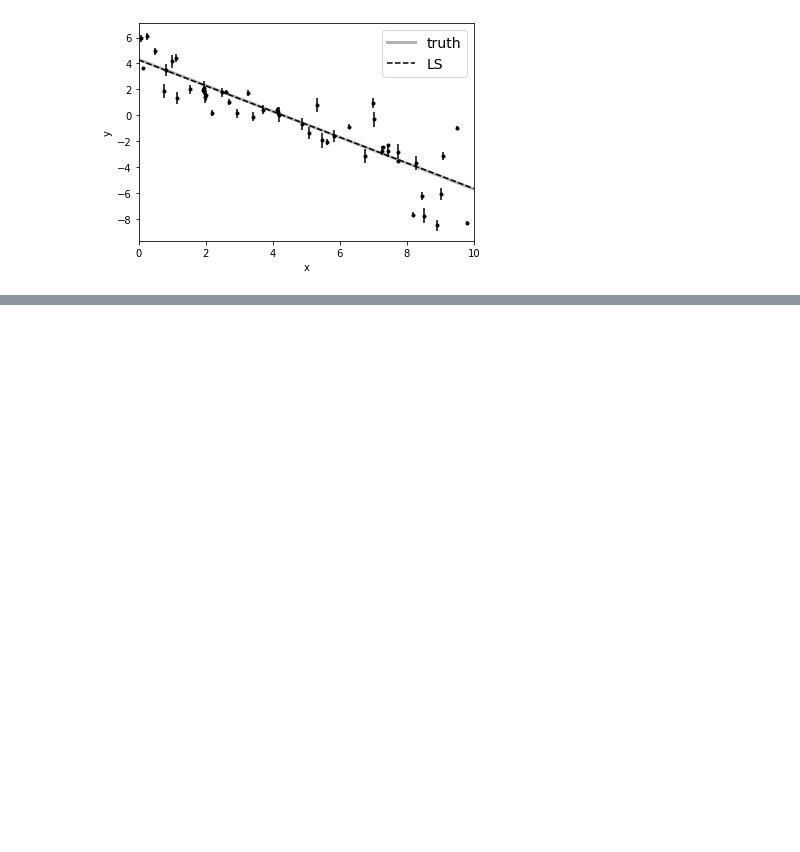
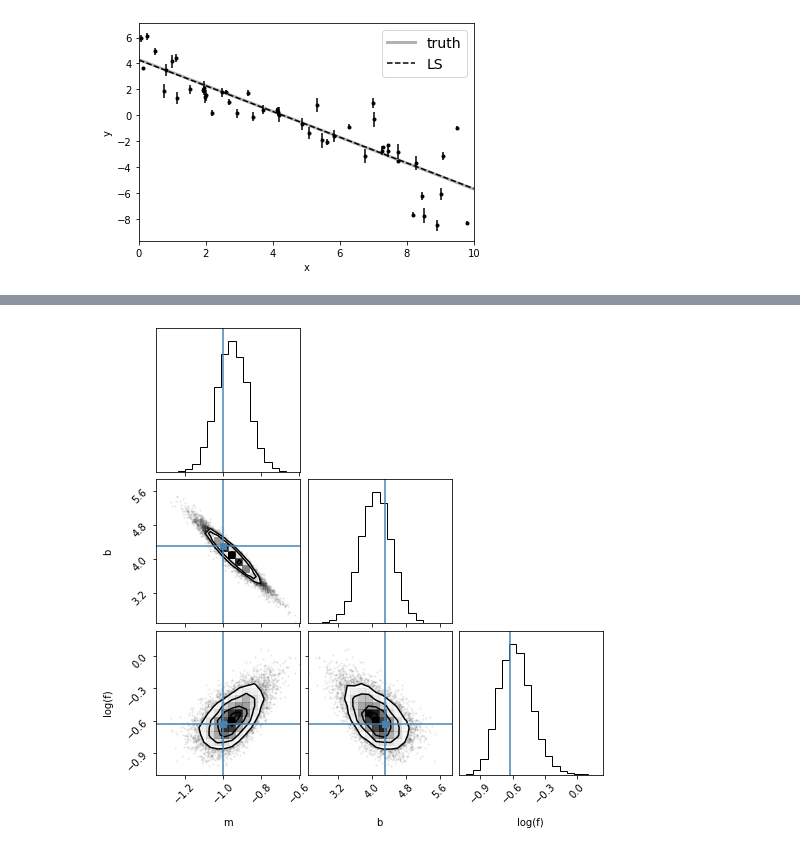
Before and after one commit to villano-lab/thermal-flux_paper2023, a Jupyter notebook: SuperCDMS/emceefitting.ipynb, the cells around one changed output, grey strips where cells are left out. Saved outputs shown, nothing was run; the diff lists cells and outputs as text; code cells hidden in the pictures; blank space fills up the shorter version.

```diff
--- a/SuperCDMS/emceefitting.ipynb
+++ b/SuperCDMS/emceefitting.ipynb
@@ -50,0 +134,6 @@ b = 4.260 ± 0.062
+# %%
+fig = corner.corner(
+    flat_samples, labels=labels, truths=[m_true, b_true, np.log(f_true)]
+);
+# %% [output]
+[figure, added]
```
Also changed, not shown: parts of 9 cells of this notebook.
